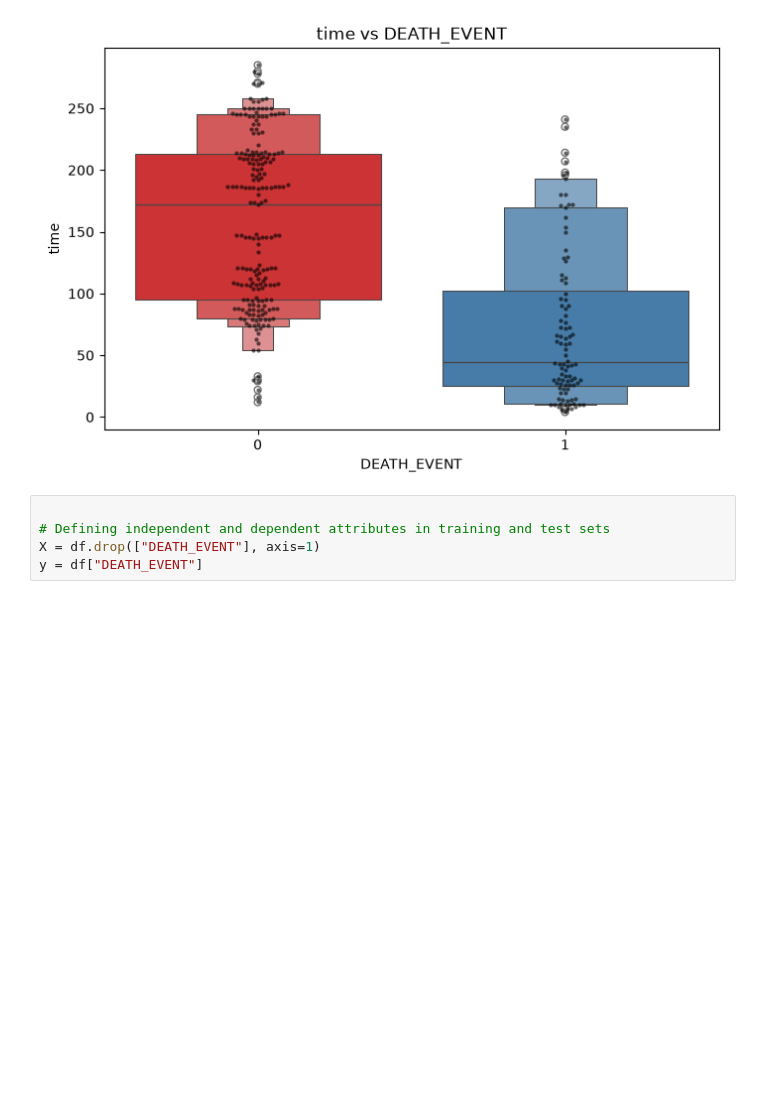
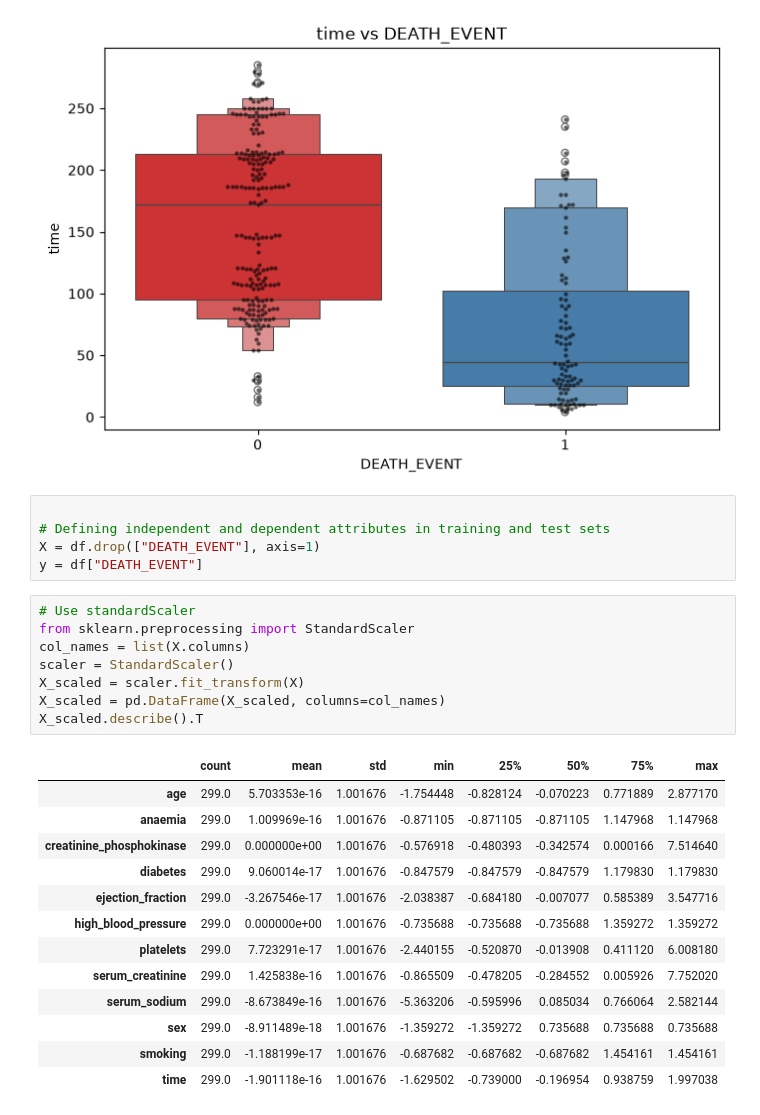
Before and after one commit to chadiboudaher/ml-dl-pytorch, a Jupyter notebook: src/projects/heart-failure-predicition/notebook/heart_failure_prediction.ipynb, the cells around one changed output. Saved outputs shown, nothing was run; the diff lists cells and outputs as text; blank space fills up the shorter version.

Commit message:
Using standardscaler to scale data

```diff
--- a/src/projects/heart-failure-predicition/notebook/heart_failure_prediction.ipynb
+++ b/src/projects/heart-failure-predicition/notebook/heart_failure_prediction.ipynb
@@ -190,3 +190,25 @@ Passing `palette` without assigning `hue` is deprecated and will be removed in v
 # Defining independent and dependent attributes in training and test sets
 X = df.drop(["DEATH_EVENT"], axis=1)
 y = df["DEATH_EVENT"]
+# %%
+# Use standardScaler
+from sklearn.preprocessing import StandardScaler
+col_names = list(X.columns)
+scaler = StandardScaler()
+X_scaled = scaler.fit_transform(X)
+X_scaled = pd.DataFrame(X_scaled, columns=col_names)
+X_scaled.describe().T
+# %% [output]
+|  | count | mean | std | min | 25% | 50% | 75% | max |
+| age | 299.0 | 5.703353e-16 | 1.001676 | -1.754448 | -0.828124 | -0.070223 | 0.771889 | 2.877170 |
+| anaemia | 299.0 | 1.009969e-16 | 1.001676 | -0.871105 | -0.871105 | -0.871105 | 1.147968 | 1.147968 |
+| creatinine_phosphokinase | 299.0 | 0.000000e+00 | 1.001676 | -0.576918 | -0.480393 | -0.342574 | 0.000166 | 7.514640 |
+| diabetes | 299.0 | 9.060014e-17 | 1.001676 | -0.847579 | -0.847579 | -0.847579 | 1.179830 | 1.179830 |
+| ejection_fraction | 299.0 | -3.267546e-17 | 1.001676 | -2.038387 | -0.684180 | -0.007077 | 0.585389 | 3.547716 |
+| high_blood_pressure | 299.0 | 0.000000e+00 | 1.001676 | -0.735688 | -0.735688 | -0.735688 | 1.359272 | 1.359272 |
+| platelets | 299.0 | 7.723291e-17 | 1.001676 | -2.440155 | -0.520870 | -0.013908 | 0.411120 | 6.008180 |
+| serum_creatinine | 299.0 | 1.425838e-16 | 1.001676 | -0.865509 | -0.478205 | -0.284552 | 0.005926 | 7.752020 |
+| serum_sodium | 299.0 | -8.673849e-16 | 1.001676 | -5.363206 | -0.595996 | 0.085034 | 0.766064 | 2.582144 |
+| sex | 299.0 | -8.911489e-18 | 1.001676 | -1.359272 | -1.359272 | 0.735688 | 0.735688 | 0.735688 |
+| smoking | 299.0 | -1.188199e-17 | 1.001676 | -0.687682 | -0.687682 | -0.687682 | 1.454161 | 1.454161 |
+| time | 299.0 | -1.901118e-16 | 1.001676 | -1.629502 | -0.739000 | -0.196954 | 0.938759 | 1.997038 |
```
